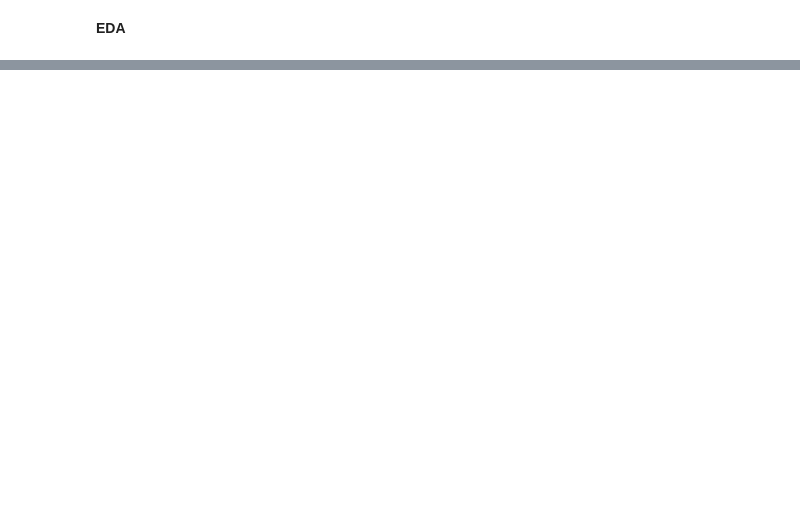
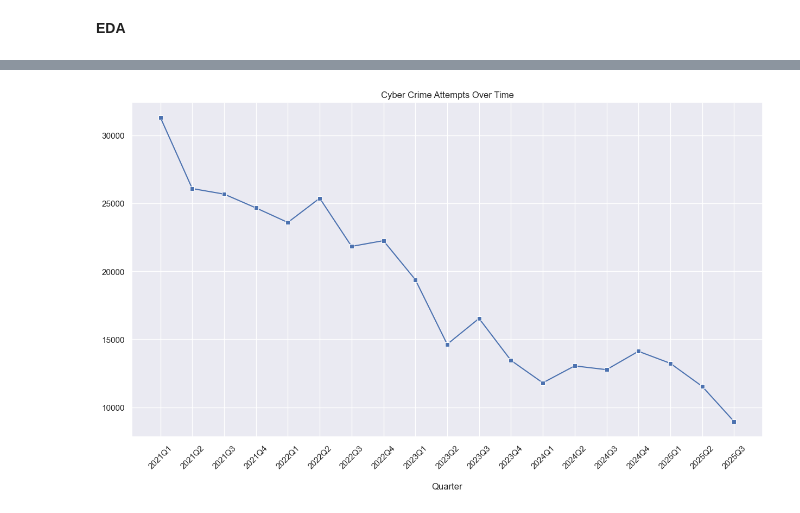
Before and after one commit to jibnorge/Canadian-Fraud-And-Cybercrime-Analysis, a Jupyter notebook: analysis.ipynb, the cells around one changed output, grey strips where cells are left out. Saved outputs shown, nothing was run; the diff lists cells and outputs as text; code cells hidden in the pictures; blank space fills up the shorter version.

```diff
--- a/analysis.ipynb
+++ b/analysis.ipynb
@@ -1,5 +1,14 @@
 # %%
 import pandas as pd
+
+pd.set_option("display.max_rows", 100)
+
+import matplotlib.pyplot as plt
+import seaborn as sns
+sns.set()
+
+import warnings
+warnings.filterwarnings("ignore")
 # %%
 data = pd.read_csv("cafc-open-gouv-database-2021-01-01-to-2025-09-30-extracted-2025-10-01.csv")
 # %%
@@ -103,2 +140,23 @@ dtype: object
+# %%
+# Normalize country names
+data["Country"].replace({
+    "Bolivia, Plurinational State of" : "Bolivia",
+    "Congo, The Democratic Republic of the" : "Congo",
+    "France, Metropolitan" : "France",
+    "Iran, Islamic Republic of" : "Iran",
+    "Korea, Republic of" : "South Korea",
+    "Macedonia, The Former Yugoslav Republic of" : "Macedonia",
+    "Palestinian Territory, Occupied" : "Palestinian",
+    "Taiwan, Province of China" : "Taiwan",
+    "Tanzania, United Republic of" : "Tanzania",
+    "United States Minor Outlying Islands" : "Others",
+    "Not Specified" : "Others",
+    "Unknown" : "Others",
+    "Venezuela, Bolivarian Republic of" : "Venezuela",
+    "Viet Nam" : "Vietnam",
+    "Virgin Islands, British" : "British Virgin Islands"
+}, inplace = True)
+# %%
+data["Province"].replace("Not Specified", "Others", inplace = True)
 # %% [markdown]
 **EDA**
@@ -104,0 +247,10 @@ dtype: object
+# %%
+time_df = data["Date Received"].dt.to_period("q").value_counts().sort_index()
+plt.figure(figsize = [15,8])
+sns.lineplot(x = time_df.index.astype(str), y = time_df.values, marker = "s")
+plt.xticks(rotation = 45)
+plt.title("Cyber Crime Attempts Over Time")
+plt.xlabel("\nQuarter")
+plt.show()
+# %% [output]
+[figure, added]
```
Also changed, not shown: parts of 11 cells of this notebook.
